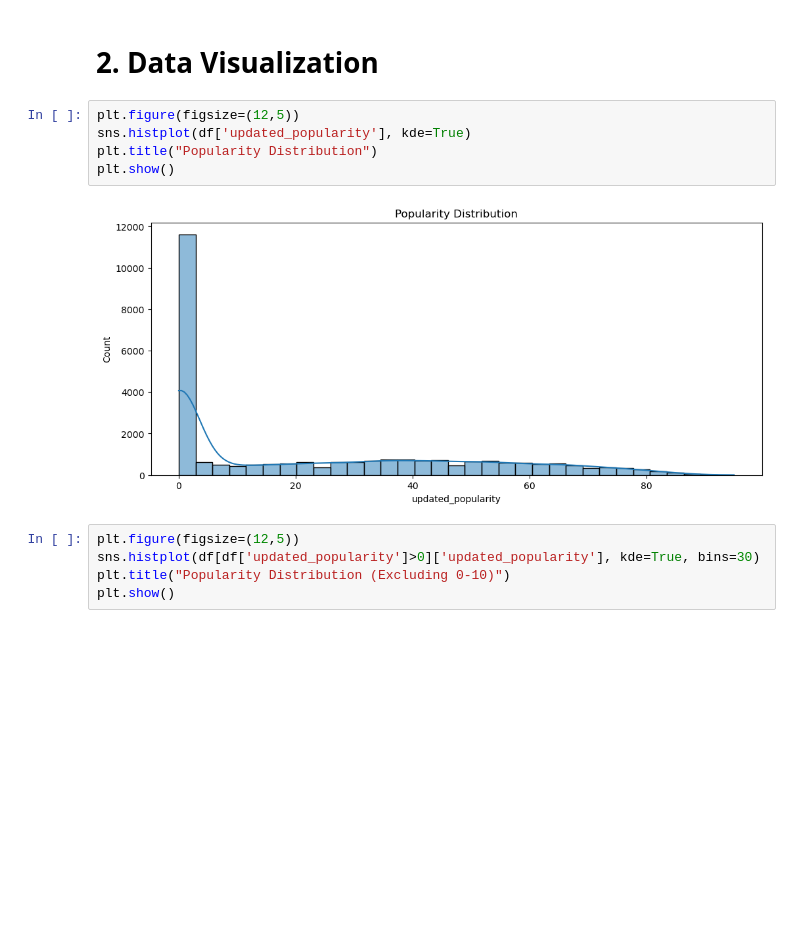
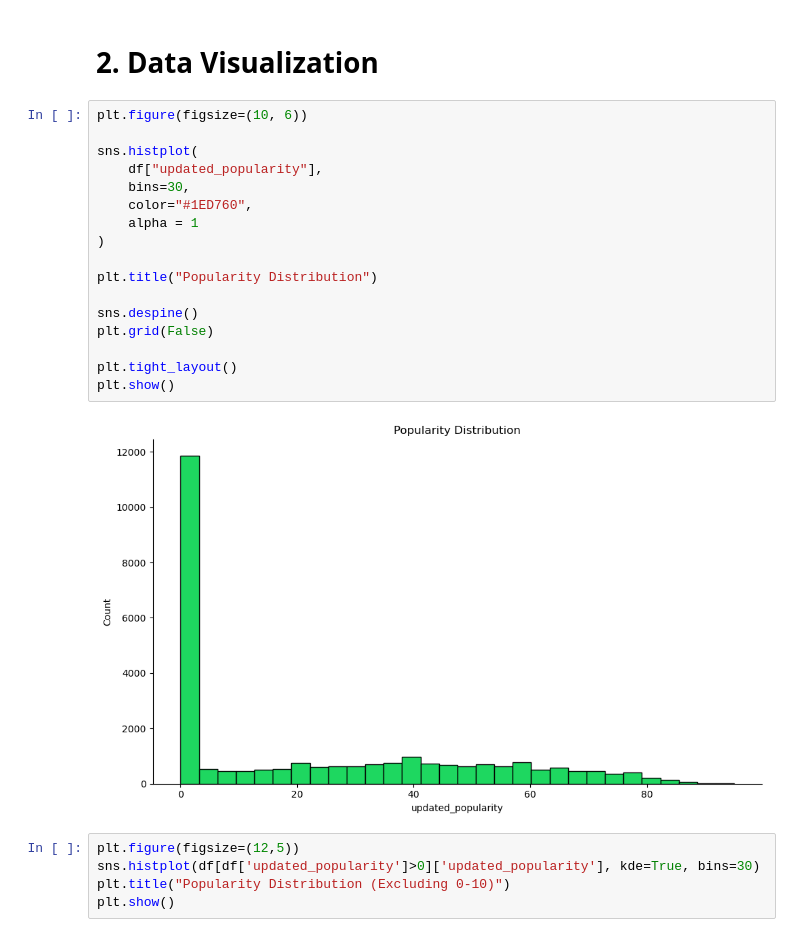
Before and after one commit to cleemmmence/spotify-reco, a Jupyter notebook: notebooks/01_eda.ipynb, the cells around one changed output. Cells and saved outputs as stored; diff of their text form; blank space fills up the shorter version.

```diff
--- a/notebooks/01_eda.ipynb
+++ b/notebooks/01_eda.ipynb
@@ -143,12 +143,24 @@ df.columns.tolist()
 # %% [markdown]
 # **2. Data Visualization**
 # %%
-plt.figure(figsize=(12,5))
-sns.histplot(df['updated_popularity'], kde=True)
+plt.figure(figsize=(10, 6))
+
+sns.histplot(
+    df["updated_popularity"],
+    bins=30,
+    color="#1ED760",
+    alpha = 1
+)
+
 plt.title("Popularity Distribution")
+
+sns.despine()
+plt.grid(False)
+
+plt.tight_layout()
 plt.show()
 # %% [output]
-[figure, old version]
+[figure, new version]
 # %%
 plt.figure(figsize=(12,5))
 sns.histplot(df[df['updated_popularity']>0]['updated_popularity'], kde=True, bins=30)
```
Also changed, not shown: parts of 1 cell of this notebook, 3 other files.
